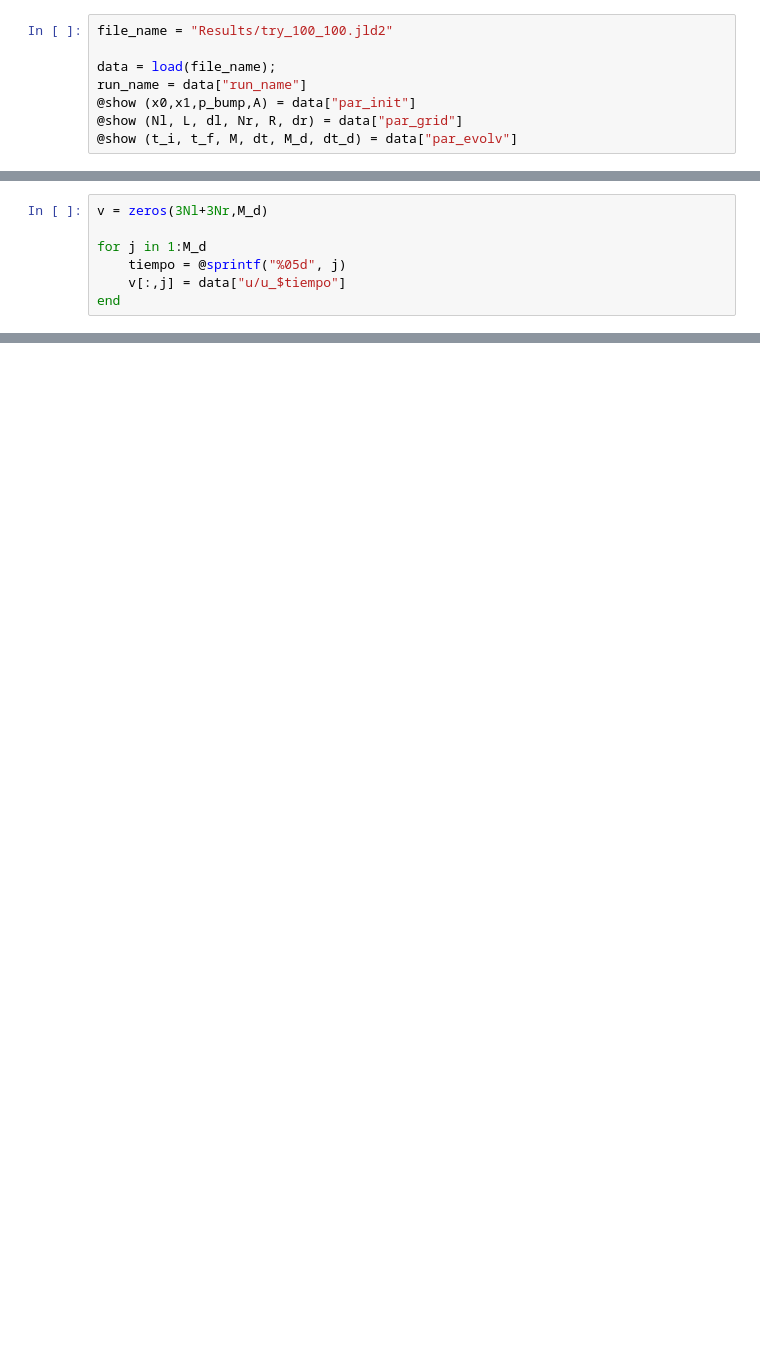
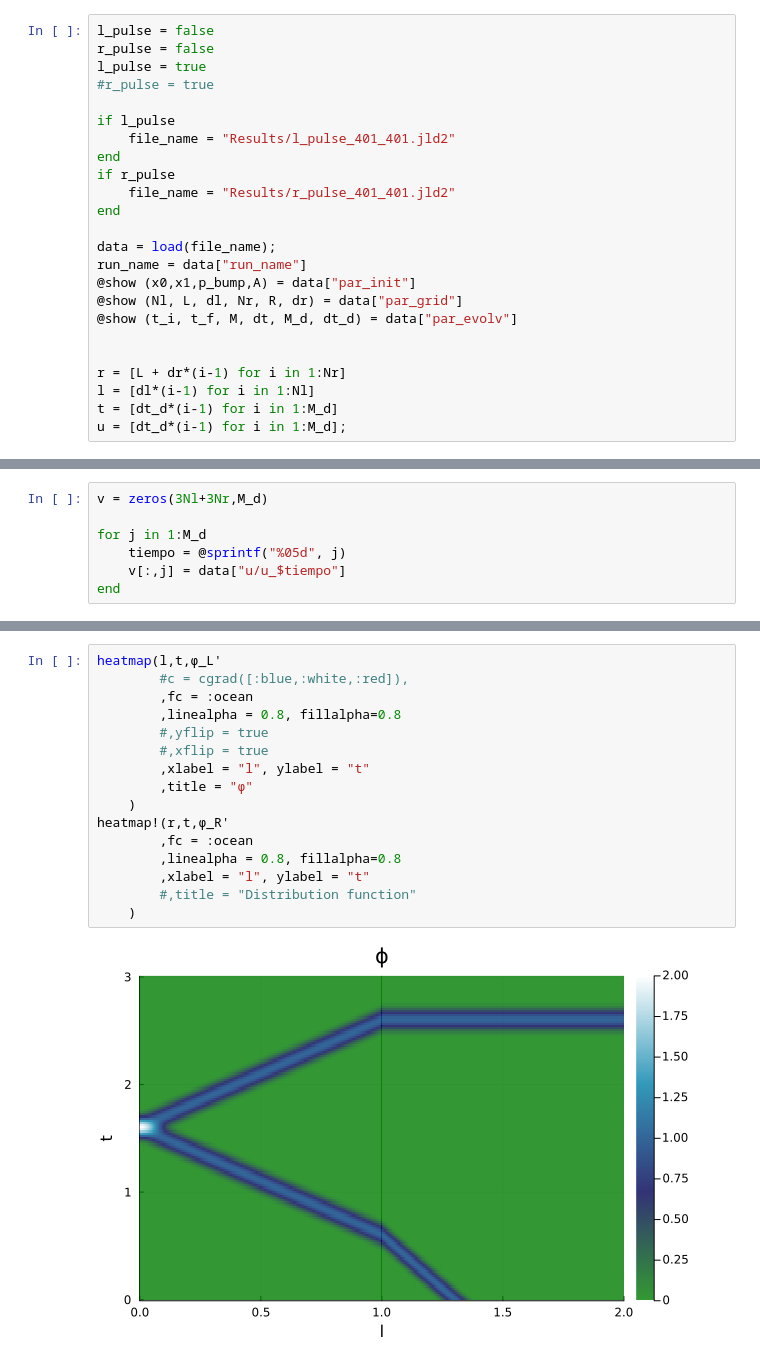
Before and after one commit to reula/Matching, a Jupyter notebook: post_proc.ipynb, the cells around one changed output, grey strips where cells are left out. Saved outputs shown, nothing was run; the diff lists cells and outputs as text; blank space fills up the shorter version.

```diff
--- a/post_proc.ipynb
+++ b/post_proc.ipynb
@@ -17,9 +22,25 @@ F! (generic function with 1 method)
 # %%
-file_name = "Results/try_100_100.jld2"
+l_pulse = false
+r_pulse = false
+l_pulse = true
+#r_pulse = true
+
+if l_pulse
+    file_name = "Results/l_pulse_401_401.jld2"
+end
+if r_pulse
+    file_name = "Results/r_pulse_401_401.jld2"
+end
 
 data = load(file_name);
 run_name = data["run_name"]
 @show (x0,x1,p_bump,A) = data["par_init"]
 @show (Nl, L, dl, Nr, R, dr) = data["par_grid"]
 @show (t_i, t_f, M, dt, M_d, dt_d) = data["par_evolv"]
+
+
+r = [L + dr*(i-1) for i in 1:Nr]
+l = [dl*(i-1) for i in 1:Nl]
+t = [dt_d*(i-1) for i in 1:M_d]
+u = [dt_d*(i-1) for i in 1:M_d];
 # %% [output]
@@ -95,0 +147,18 @@ v[:, 1] = [0.0, 0.0, 0.0, 0.0, 0.0, 0.0, 0.0, 0.0, 0.0, 0.0, 0.0, 0.0, 0.0, 0.0,
+# %%
+heatmap(l,t,ϕ_L'
+        #c = cgrad([:blue,:white,:red]),
+        ,fc = :ocean
+        ,linealpha = 0.8, fillalpha=0.8
+        #,yflip = true
+        #,xflip = true
+        ,xlabel = "l", ylabel = "t"
+        ,title = "ϕ"
+    )
+heatmap!(r,t,ϕ_R'
+        ,fc = :ocean
+        ,linealpha = 0.8, fillalpha=0.8
+        ,xlabel = "l", ylabel = "t"
+        #,title = "Distribution function"
+    )
+# %% [output]
+[figure, added]
```
Also changed, not shown: parts of 12 cells of this notebook, 14 other files.
